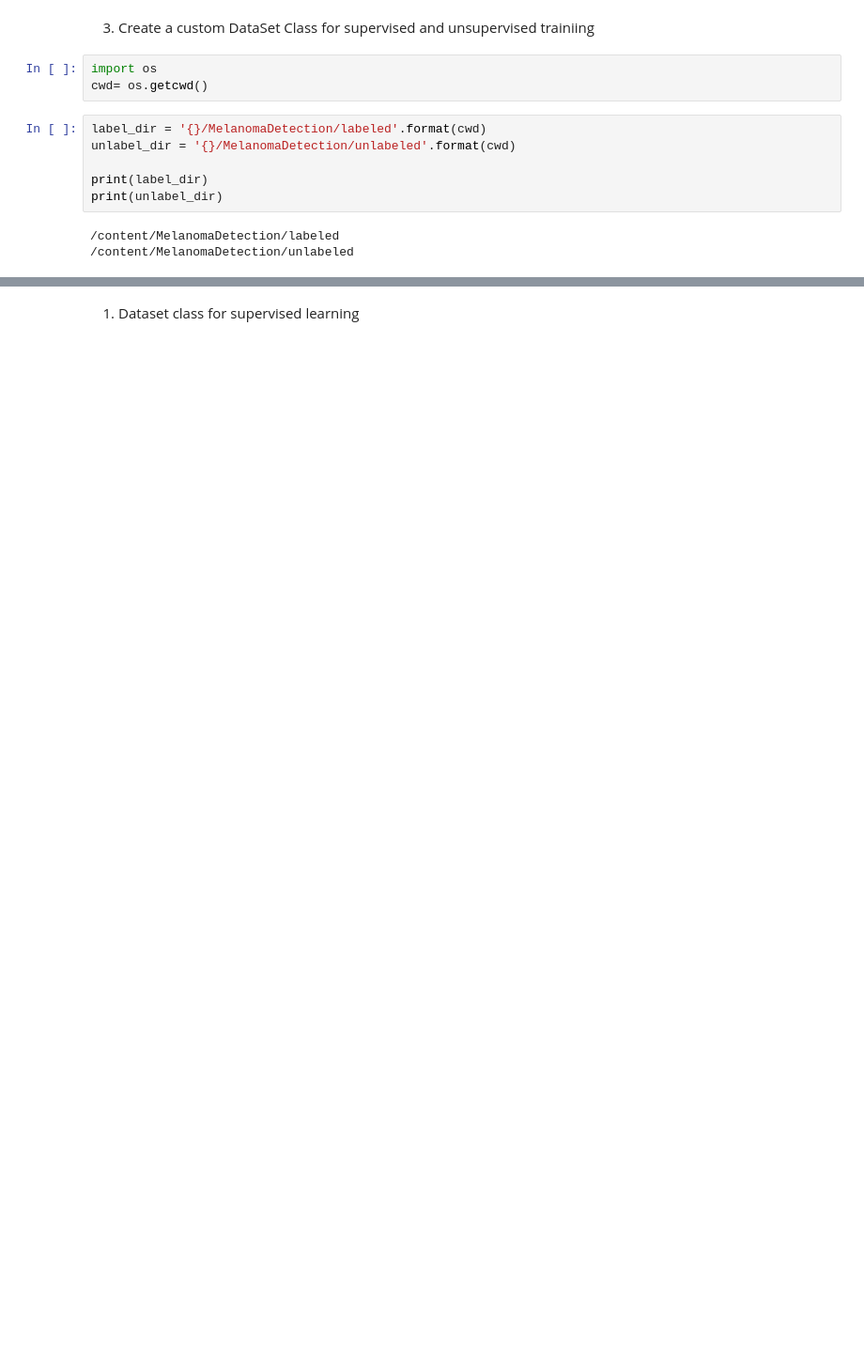
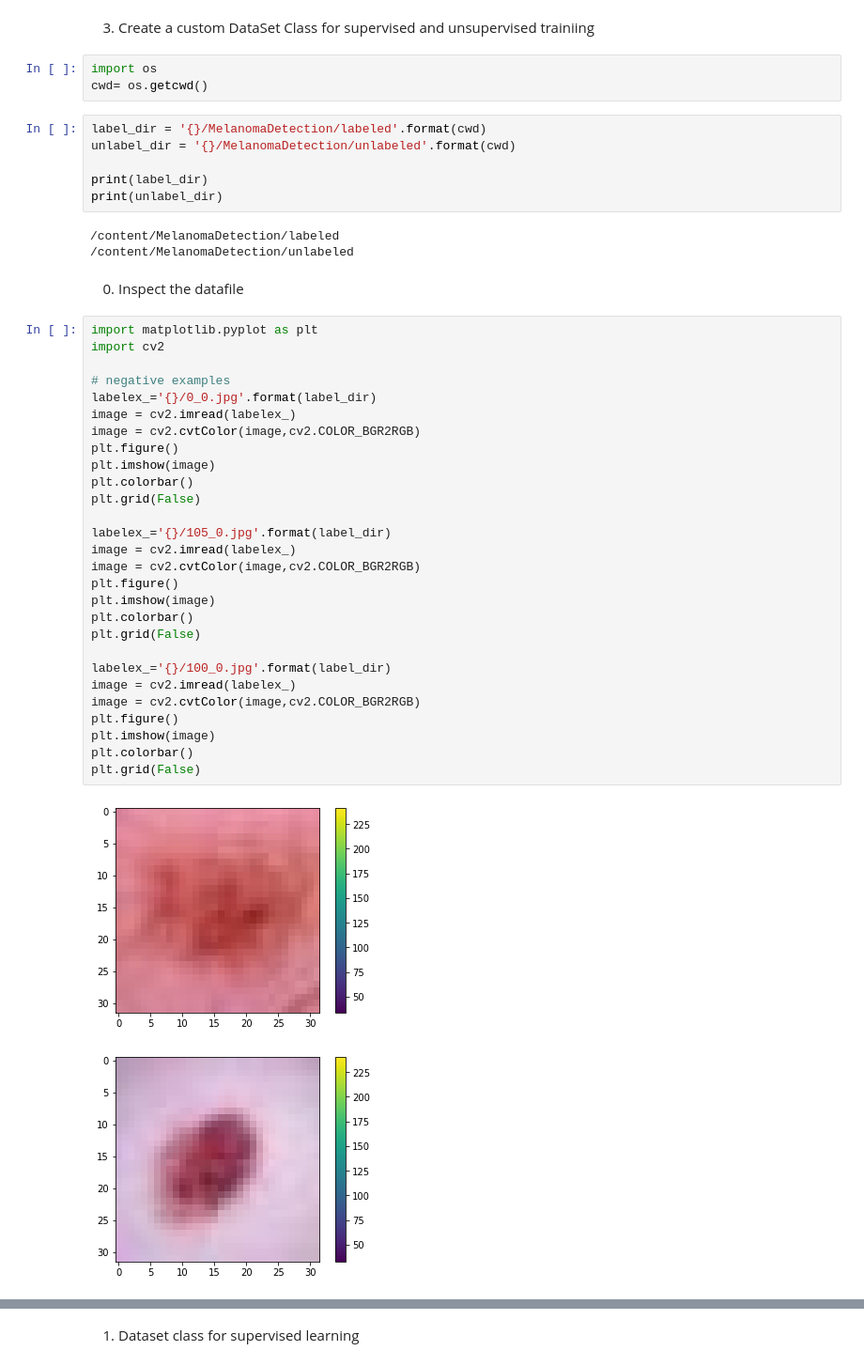
Before and after one commit to bilal841/GANS_melanoma, a Jupyter notebook: week2_review.ipynb, the cells around one changed output, grey strips where cells are left out. Shown at 94% size. Saved outputs shown, nothing was run; the diff lists cells and outputs as text; blank space fills up the shorter version.

```diff
--- a/week2_review.ipynb
+++ b/week2_review.ipynb
@@ -77,3 +76,36 @@ print(unlabel_dir)
 # %% [output]
 /content/MelanomaDetection/labeled
 /content/MelanomaDetection/unlabeled
+# %% [markdown]
+0. Inspect the datafile
+# %%
+import matplotlib.pyplot as plt
+import cv2
+
+# negative examples
+labelex_='{}/0_0.jpg'.format(label_dir)
+image = cv2.imread(labelex_)
+image = cv2.cvtColor(image,cv2.COLOR_BGR2RGB)
+plt.figure()
+plt.imshow(image)
+plt.colorbar()
+plt.grid(False)
+
+labelex_='{}/105_0.jpg'.format(label_dir)
+image = cv2.imread(labelex_)
+image = cv2.cvtColor(image,cv2.COLOR_BGR2RGB)
+plt.figure()
+plt.imshow(image)
+plt.colorbar()
+plt.grid(False)
+
+labelex_='{}/100_0.jpg'.format(label_dir)
+image = cv2.imread(labelex_)
+image = cv2.cvtColor(image,cv2.COLOR_BGR2RGB)
+plt.figure()
+plt.imshow(image)
+plt.colorbar()
+plt.grid(False)
+# %% [output]
+[figure, added]
+[figure, added]
```
Also changed, not shown: parts of 15 cells of this notebook.
